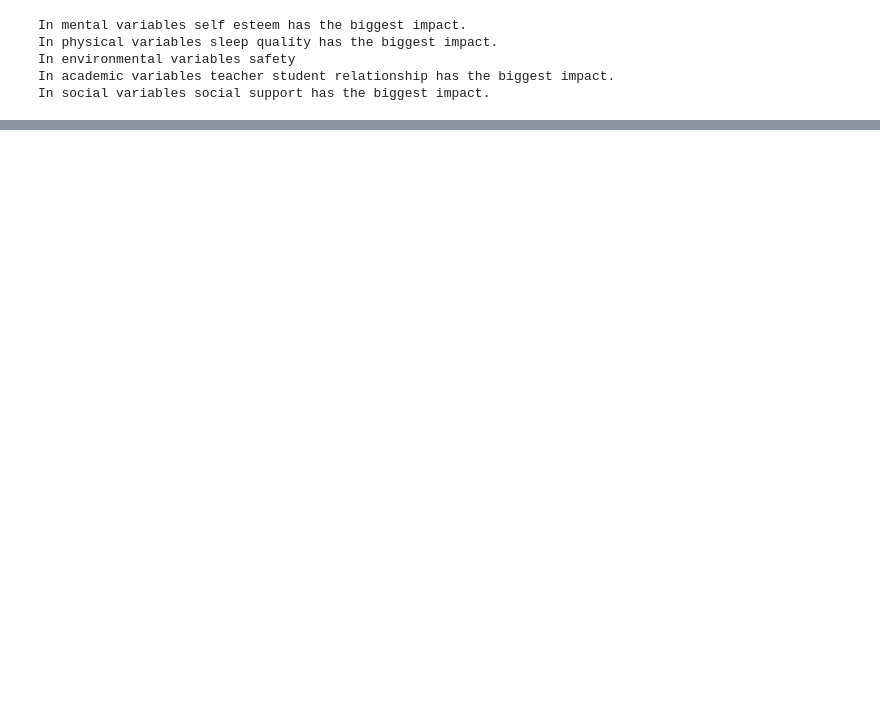
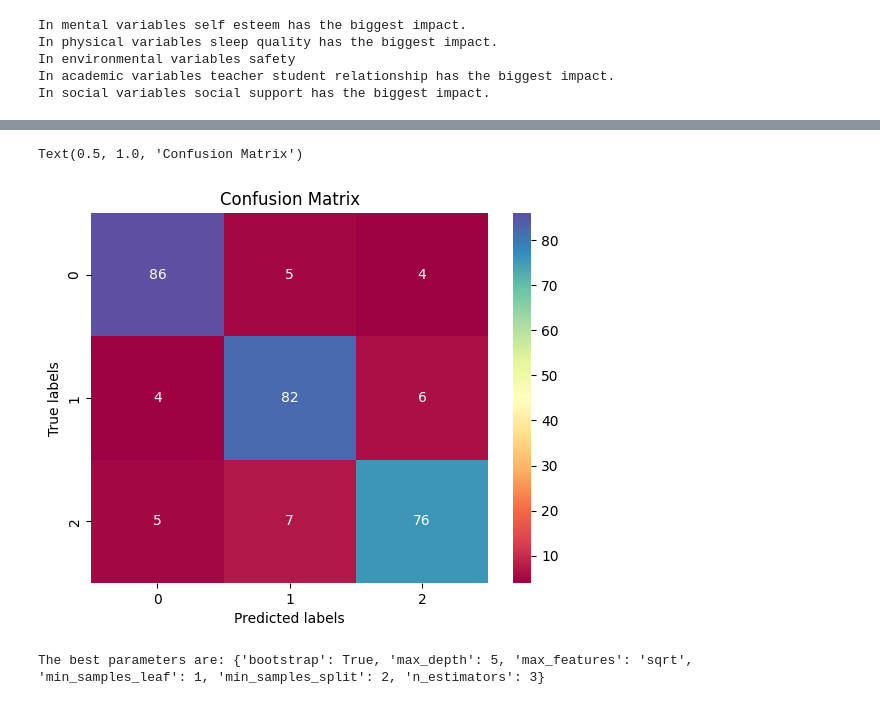
Before and after one commit to 03abhishekit/HUMAN-STRESS-DETECTION-PROJECT, a Jupyter notebook: Notebook/training.ipynb, the cells around one changed output, grey strips where cells are left out. Cells and saved outputs as stored; diff of their text form; code cells hidden in the pictures; blank space fills up the shorter version.

```diff
--- a/Notebook/analysis.ipynb
+++ b/Notebook/training.ipynb
@@ -706,0 +736,36 @@ Model saved and loaded successfully.
+# %%
+#Create a confusion matrix
+cm = metrics.confusion_matrix(np.asarray(y_test), np.asarray(y_pred_tree))
+# Create a figure object
+fig = plt.figure()
+# Add an ax object to the figure, create the visualisation
+ax = sns.heatmap(cm, annot=True, fmt='g', cmap = "Spectral")
+# Set the labels and the title
+ax.set(xlabel="Predicted labels")
+ax.set(ylabel= "True labels")
+ax.set_title("Confusion Matrix")
+# %% [output]
+Text(0.5, 1.0, 'Confusion Matrix')
+[figure, added]
+# %%
+# Create a decision tree object
+randfor = RandomForestClassifier()
+# Define the parameter grid
+param_grid = {
+    'bootstrap': [True, False],
+    'max_depth': [3, 4, 5, 6, 7, 8],
+    'max_features': [None, 'sqrt'],
+    'min_samples_leaf': [1, 2, 4, 5, 6],
+    'min_samples_split': [2, 3, 5],
+    'n_estimators': [ 3, 4, 5, 6, 7]
+}
+# Create a grid search object
+grid_search = GridSearchCV(randfor, param_grid, cv=6)
+# Fit the grid search object to the data
+grid_search.fit(X_train_scaled, y_train)
+y_pred_forest = grid_search.predict(X_test_scaled)
+print("The best parameters are:",grid_search.best_params_)
+# Calculate the accuracy score
+result = metrics.accuracy_score(y_pred_forest,y_test)
+# %% [output]
+The best parameters are: {'bootstrap': True, 'max_depth': 5, 'max_features': 'sqrt', 'min_samples_leaf': 1, 'min_samples_split': 2, 'n_estimators': 3}
```
Also changed, not shown: parts of 80 cells of this notebook, 13 other files.
